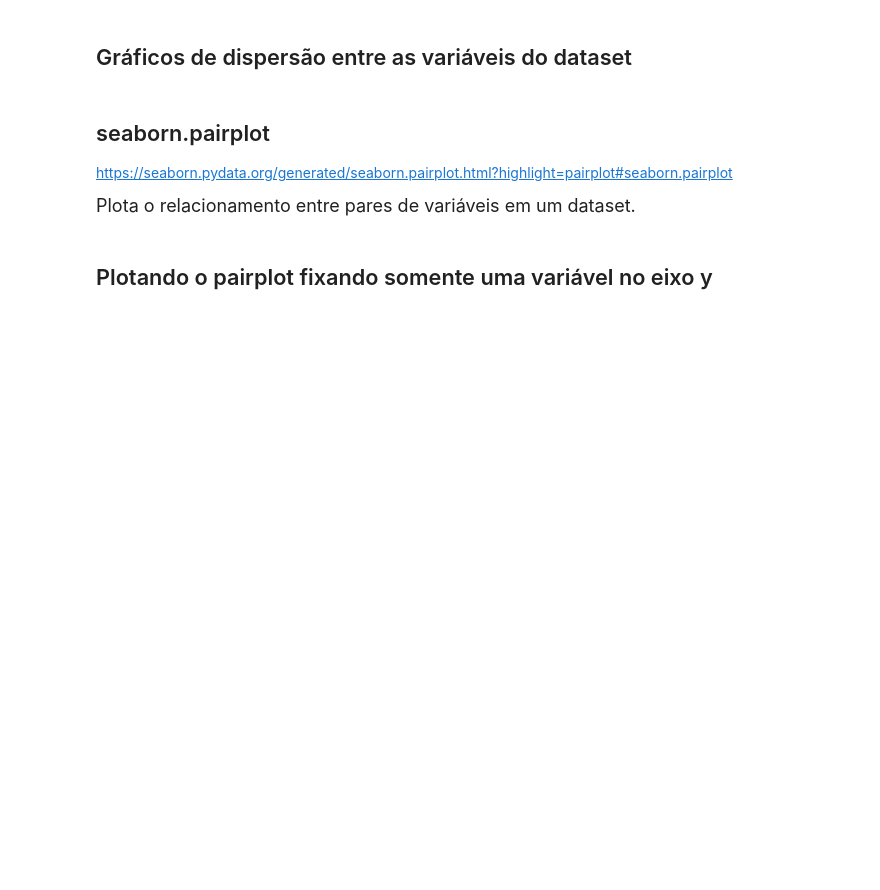
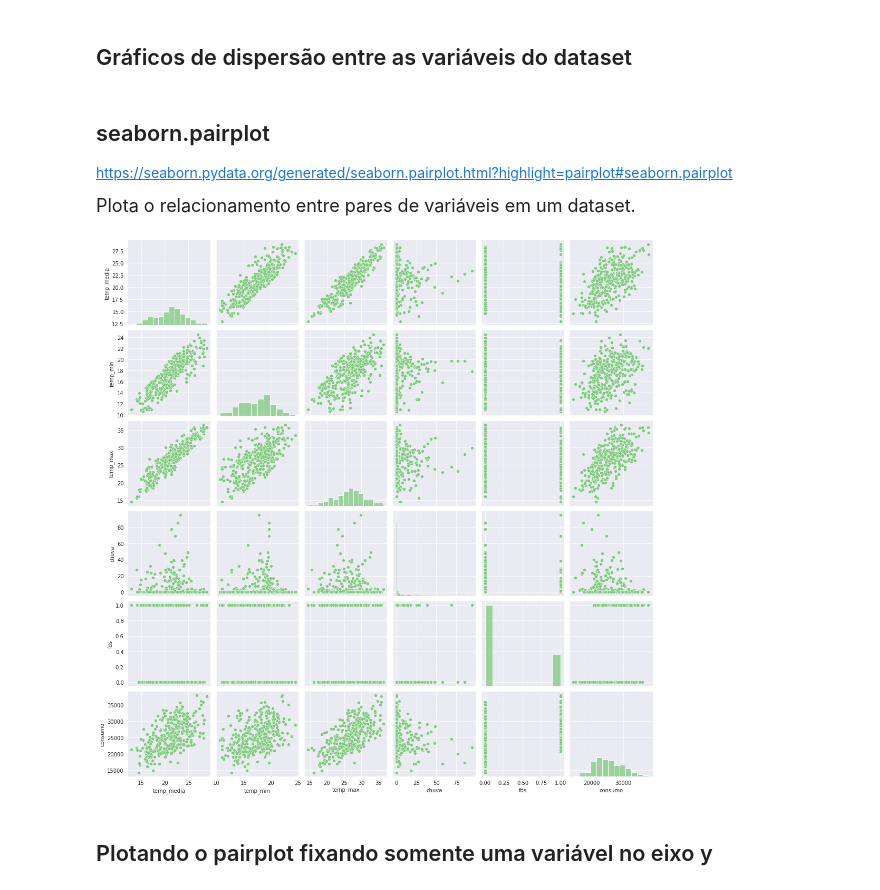
Before and after one commit to wiliands/estatistica_python, a Jupyter notebook: 06 - Regressao_Linear/Regressao_Linear.ipynb, the cells around one changed output. Saved outputs shown, nothing was run; the diff lists cells and outputs as text; code cells hidden in the pictures; blank space fills up the shorter version.

```diff
--- a/06 - Regressao_Linear/Regressao_Linear.ipynb
+++ b/06 - Regressao_Linear/Regressao_Linear.ipynb
@@ -216,5 +216,9 @@ ax
 https://seaborn.pydata.org/generated/seaborn.pairplot.html?highlight=pairplot#seaborn.pairplot
 
 <p style='font-size: 18px; line-height: 2; margin: 10px 50px; text-align: justify;'>Plota o relacionamento entre pares de variáveis em um dataset.</p>
+# %%
+ax = sns.pairplot(dados)
+# %% [output]
+[figure, added]
 # %% [markdown]
 ## Plotando o pairplot fixando somente uma variável no eixo y
```
Also changed, not shown: parts of 5 cells of this notebook.
